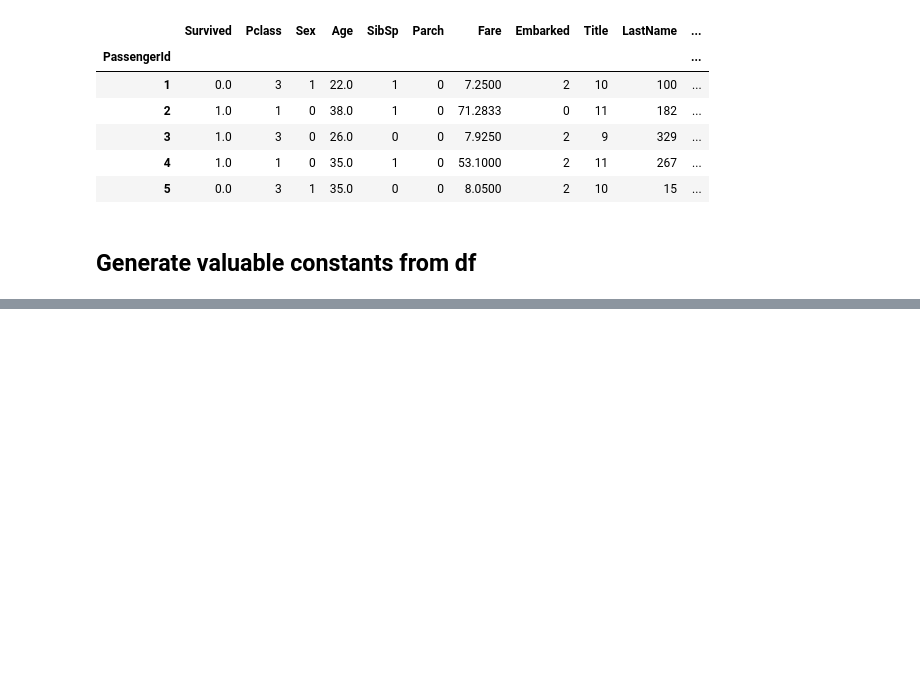
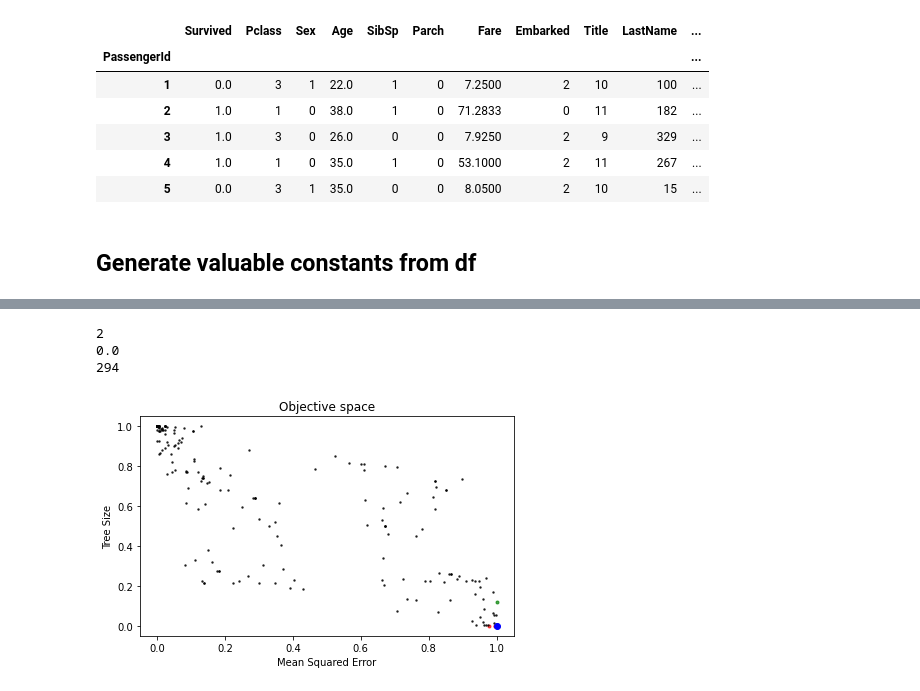
Before and after one commit to tpeat/titanic-ml, a Jupyter notebook: titanic_MOGP.ipynb, the cells around one changed output, grey strips where cells are left out. Cells and saved outputs as stored; diff of their text form; code cells hidden in the pictures; blank space fills up the shorter version.

```diff
--- a/titanic_MOGP.ipynb
+++ b/titanic_MOGP.ipynb
@@ -157,0 +175,41 @@ toolbox.decorate("mutate", gp.staticLimit(key=operator.attrgetter("height"), max
+# %%
+def pareto_dominance(ind1, ind2):
+    not_equal = False
+    for value_1, value_2 in zip(ind1.fitness.values, ind2.fitness.values):
+        if value_1 > value_2:
+            return False
+        elif value_1 < value_2:
+            not_equal = True
+    return not_equal
+# %%
+population = toolbox.population(n=300)
+# %%
+fitnesses = list(map(toolbox.evaluate, population))
+for ind, fit in zip(population, fitnesses):
+    ind.fitness.values = fit
+
+a_given_individual = toolbox.population(n=1)[0]
+a_given_individual.fitness.values = toolbox.evaluate(a_given_individual)
+# %%
+dominated = [ind for ind in population if pareto_dominance(a_given_individual, ind)]
+dominators = [ind for ind in population if pareto_dominance(ind, a_given_individual)]
+others = [ind for ind in population if not ind in dominated and not ind in dominators]
+# %%
+print(len(dominated))
+print((dominators[1].fitness.values[1]))
+print(len(others))
+# %% [output]
+2
+0.0
+294
+# %%
+for ind in dominators: plt.plot(ind.fitness.values[0], ind.fitness.values[1], 'r.', alpha=0.7)
+for ind in dominated: plt.plot(ind.fitness.values[0], ind.fitness.values[1], 'g.', alpha=0.7)
+for ind in others: plt.plot(ind.fitness.values[0], ind.fitness.values[1], 'k.', alpha=0.7, ms=3)
+plt.plot(a_given_individual.fitness.values[0], a_given_individual.fitness.values[1], 'bo', ms=6);
+plt.xlabel('Mean Squared Error');plt.ylabel('Tree Size');
+plt.title('Objective space');
+plt.tight_layout()
+plt.show()
+# %% [output]
+[figure, added]
```
Also changed, not shown: parts of 13 cells of this notebook.
